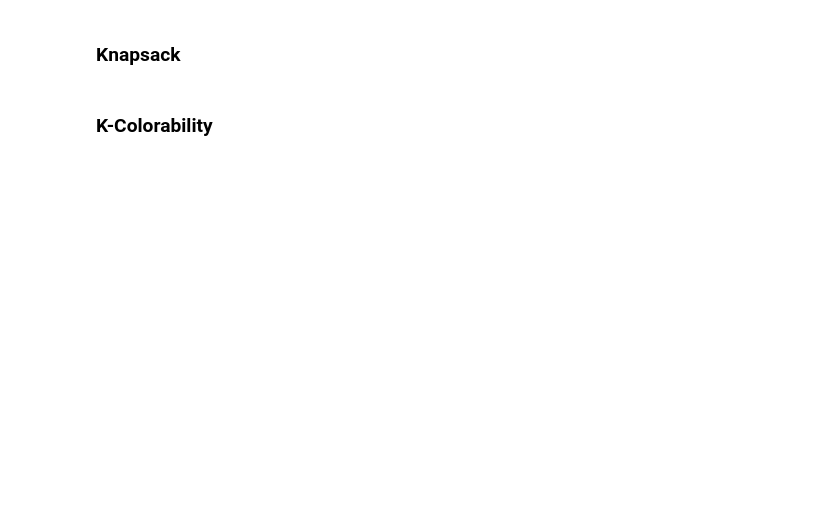
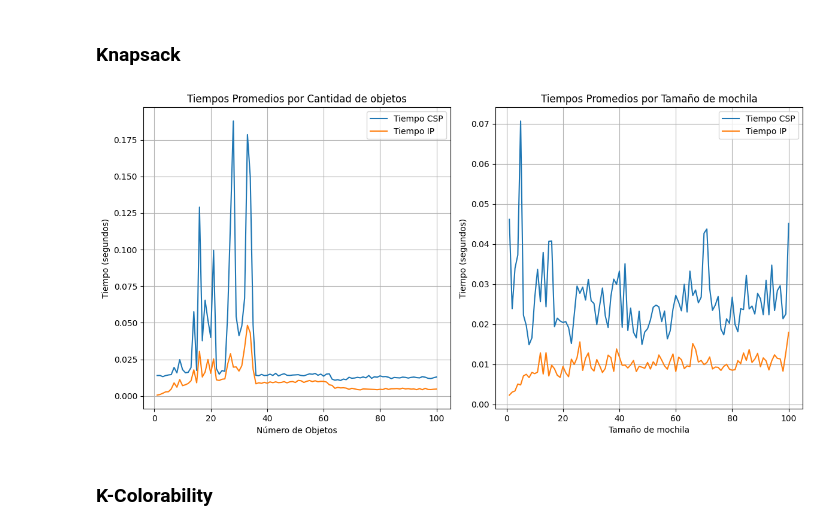
Before and after one commit to javierrodriguezsanchez/Comparison-between-CSP-and-IP, a Jupyter notebook: src/data_plotting.ipynb, the cells around one changed output. Drawn from its saved outputs; the diff is of its cells as text; code cells hidden in the pictures; blank space fills up the shorter version.

```diff
--- a/src/data_plotting.ipynb
+++ b/src/data_plotting.ipynb
@@ -1,5 +1,73 @@
 # %% [markdown]
 ### Knapsack
+# %%
+import json
+import os
+import pandas as pd
+import matplotlib.pyplot as plt
+
+if os.path.exists('Knapsack/data.json'):
+        # Leer el contenido existente del archivo JSON
+        with open('Knapsack/data.json', 'r') as f:
+            datos = json.load(f)
+else:
+    # Si no existe, inicializar un nuevo diccionario
+    datos = {}
+
+tabla = {
+    'cantidad de objetos':[],
+    'tamaño de mochila':[],
+    "CSP":[],
+    "IP":[]
+
+}
+
+for key in datos.keys():
+    n = len(datos[key]['description']['weights'])
+    m = datos[key]['description']['capacity']
+
+    tabla['cantidad de objetos'].append(n)
+    tabla['tamaño de mochila'].append(m)
+
+    for solucion in datos[key]["results"]:
+        tabla[solucion['method']].append(solucion['time'])
+
+
+df = pd.DataFrame(tabla)
+
+# Promedios por número de nodos
+promedio_tiempo_n = df[['cantidad de objetos', 'CSP', 'IP']].groupby('cantidad de objetos').mean()
+
+# Promedios por número de aristas
+promedio_tiempo_m = df[['tamaño de mochila', 'CSP', 'IP']].groupby('tamaño de mochila').mean()
+
+
+plt.figure(figsize=(12, 6))
+
+plt.subplot(1, 2, 1) # (filas, columnas, índice)
+plt.plot(promedio_tiempo_n.index, promedio_tiempo_n['CSP'], label='Tiempo CSP')
+plt.plot(promedio_tiempo_n.index, promedio_tiempo_n['IP'], label='Tiempo IP')
+plt.title('Tiempos Promedios por Cantidad de objetos')
+plt.xlabel('Número de Objetos')
+plt.ylabel('Tiempo (segundos)')
+plt.legend()
+plt.grid()
+
+# Segunda gráfica: Tiempos promedio por número de aristas
+plt.subplot(1, 2, 2)
+plt.plot(promedio_tiempo_m.index, promedio_tiempo_m['CSP'], label='Tiempo CSP')
+plt.plot(promedio_tiempo_m.index, promedio_tiempo_m['IP'], label='Tiempo IP')
+plt.title('Tiempos Promedios por Tamaño de mochila')
+plt.xlabel('Tamaño de mochila')
+plt.ylabel('Tiempo (segundos)')
+plt.legend()
+plt.grid()
+
+# Mostrar las gráficas
+plt.tight_layout()
+plt.show()
+# %% [output]
+[figure, added]
 # %% [markdown]
 ### K-Colorability
 # %%
```
Also changed, not shown: parts of 1 cell of this notebook, 3 other files.
